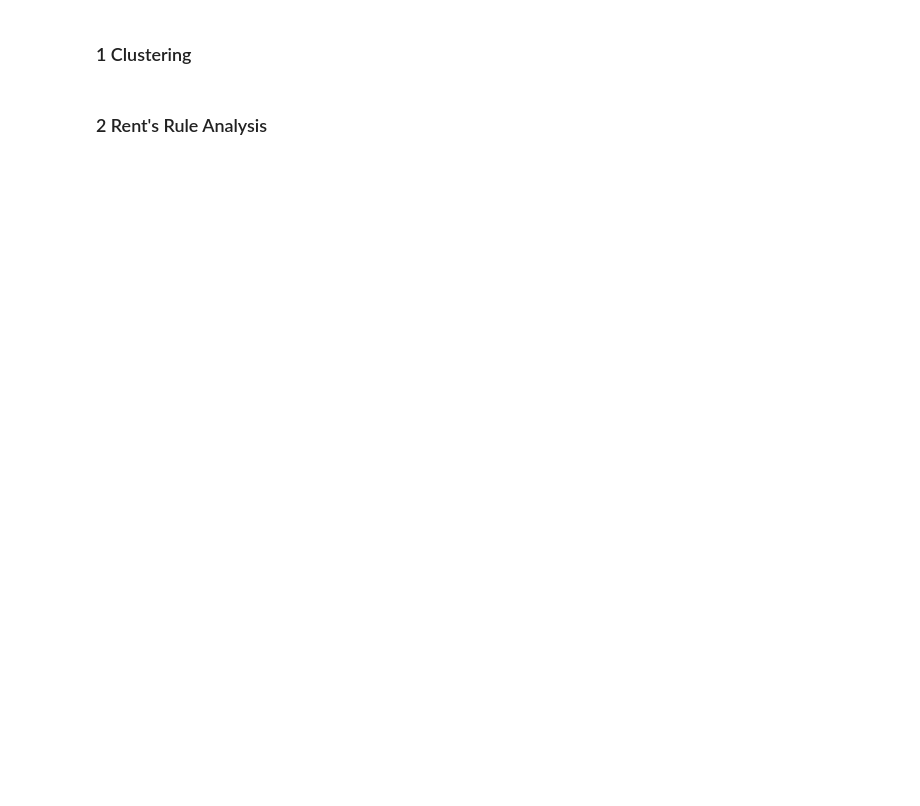
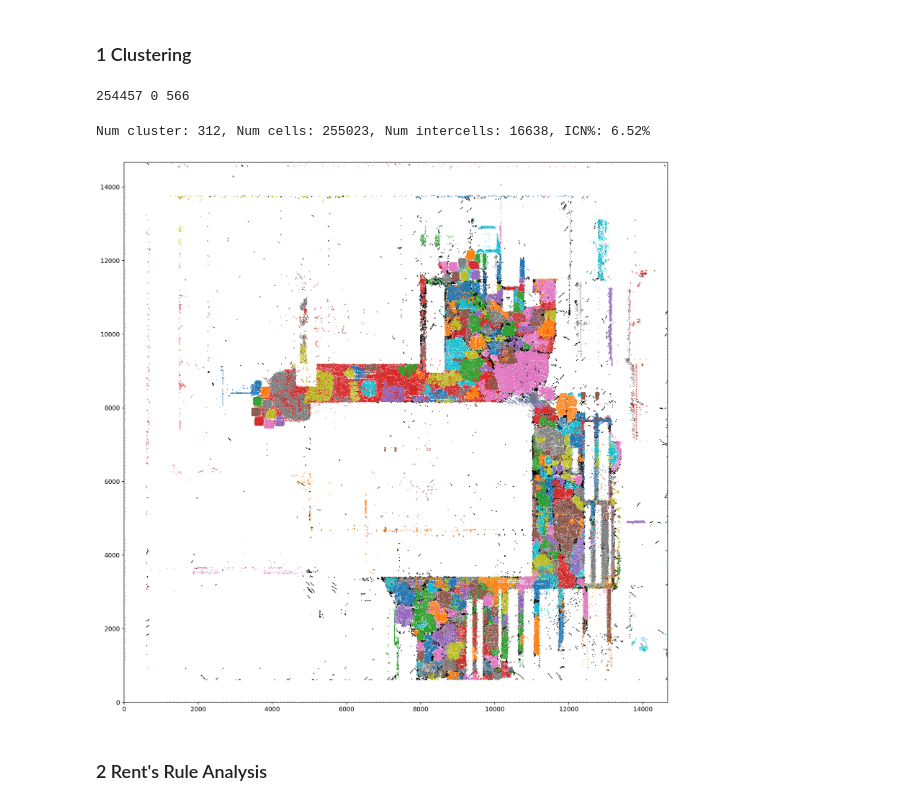
Before and after one commit to Sunw4ve/noise-aware-circuit-clustering, a Jupyter notebook: main.ipynb, the cells around one changed output. Cells and saved outputs as stored; diff of their text form; code cells hidden in the pictures; blank space fills up the shorter version.

Commit message:
added adaptec2 results

```diff
--- a/main.ipynb
+++ b/main.ipynb
@@ -9,34 +12,39 @@ from src.rents_rule import RentsRuleCalculator
 # %% [markdown]
 ### 1 Clustering
 # %%
-node_file = "./test/adaptec1/adaptec1.nodes"
-net_file = "./test/adaptec1/adaptec1.nets"
+node_file = "./test/adaptec2/adaptec2.nodes"
+net_file = "./test/adaptec2/adaptec2.nets"
 
 cp = ClusterParser(node_file, net_file, 100)
 print(cp.num_std_cells, cp.num_macros, cp.num_terminals)
+# %% [output]
+254457 0 566
 # %%
-prefix = "./test/adaptec1/placement-positions/adaptec1.gp.pl-"
+prefix = "./test/adaptec2/placement-positions/adaptec2.gp.pl-"
 
 # iteration range for clustering
-its = list(range(150, 601, 50))
+its = list(range(100, 601, 100))
 position_files = [f"{prefix}{i}" for i in its]
 cp.load_positions(position_files)
 # %%
-require_clustering = False
+require_clustering = True
 plot = True
-cluster_file = "./test/adaptec1/adaptec1.cluster.csv"
-output_file = "./test/adaptec1/adaptec1.cluster.txt"
+cluster_file = "./test/adaptec2/adaptec2.cluster.csv"
+output_file = "./test/adaptec2/adaptec2.cluster.txt"
 
 msl = [400, 200, 100]
 if require_clustering:
     cp.clustering(min_size_list=msl, min_samples=1, epsilon=0)
     cp.save_clustering(cluster_file, output_file)
 else:
     cp.load_clustering(cluster_file)
 
 print(f"Num cluster: {len(cp.unique_labels)}, Num cells: {len(cp.labels)}, Num intercells: {len(cp.noise_points)}, ICN%: {len(cp.noise_points)/len(cp.labels) * 100:.2f}%")
 if plot:
     cp.plot_snapshot()
+# %% [output]
+Num cluster: 312, Num cells: 255023, Num intercells: 16638, ICN%: 6.52%
+[figure, added]
 # %% [markdown]
 ### 2 Rent's Rule Analysis
 # %%
```
Also changed, not shown: parts of 5 cells of this notebook.
